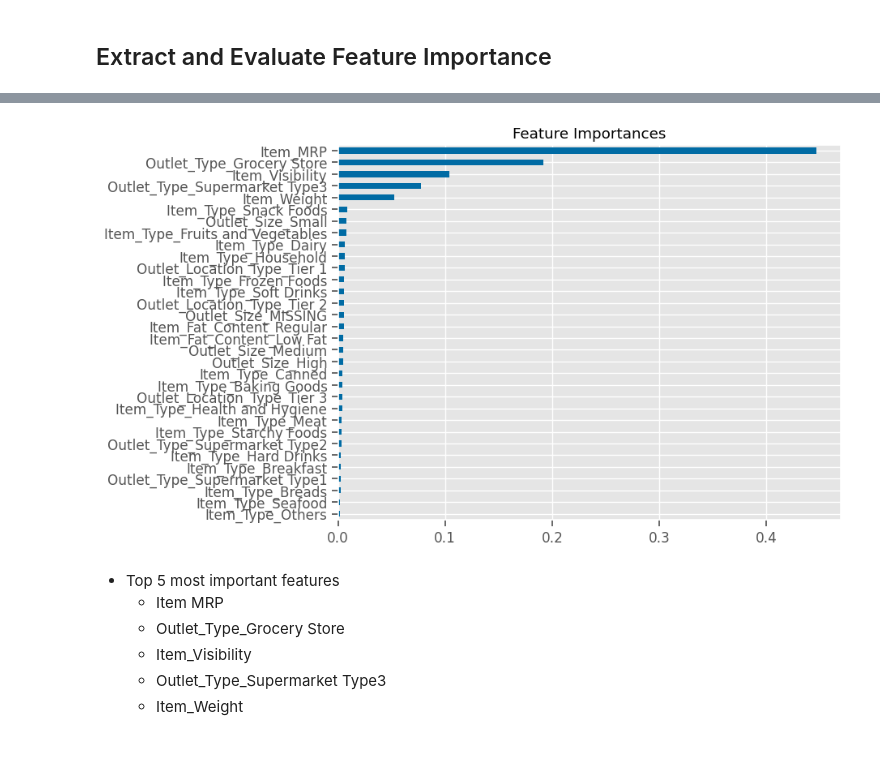
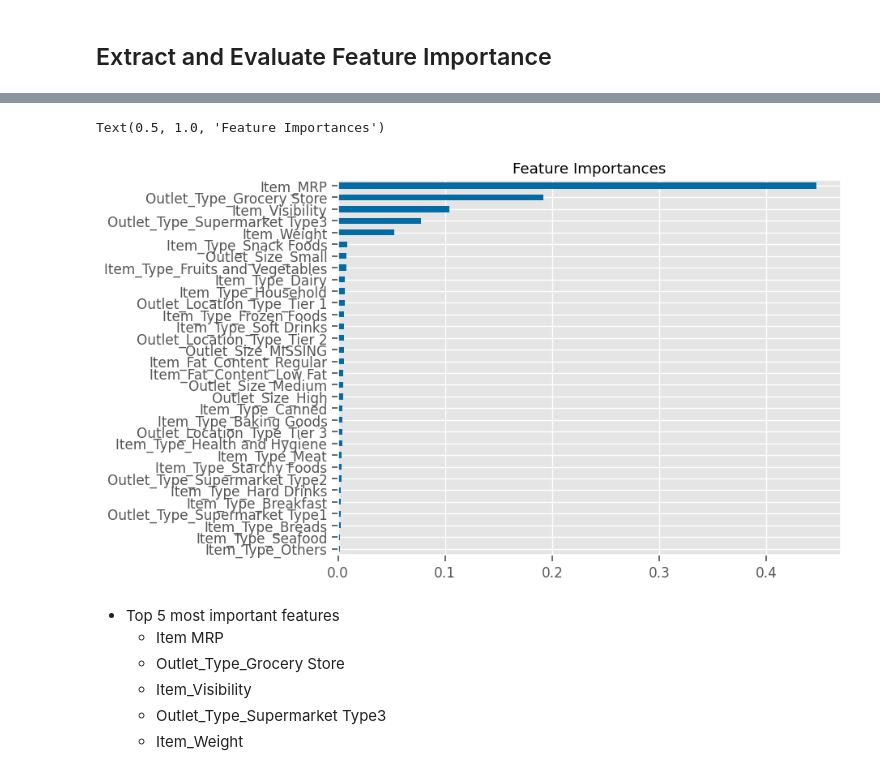
Before and after one commit to hdtran103/Project-1-Prediction-of-Product-Sales, a Jupyter notebook: Project_1_Revisited.ipynb, the cells around one changed output, grey strips where cells are left out. Saved outputs shown, nothing was run; the diff lists cells and outputs as text; code cells hidden in the pictures.

```diff
--- a/Project_1_Revisited.ipynb
+++ b/Project_1_Revisited.ipynb
@@ -433,15 +433,11 @@ Item_MRP                          0.4467
 dtype: float64
-# %%
-# plot importances
-fig, ax = plt.subplots()
-
-importances.sort_values().plot(kind='barh',
-                                   figsize=(8,6))
-plt.title('Feature Importances')
-
-fig.savefig('Data/feature_importances.png', dpi=70, bbox_inches='tight')
-# %% [output]
-[figure, removed]
+# %%
+importances = get_importances(rf_reg)
+importances.sort_values().plot(kind='barh', figsize=(8, 6))
+plt.title('Feature Importances')
+# %% [output]
+Text(0.5, 1.0, 'Feature Importances')
+[figure, added]
 # %% [markdown]
 - Top 5 most important features
     - Item MRP
```
Also changed, not shown: parts of 1 cell of this notebook.
